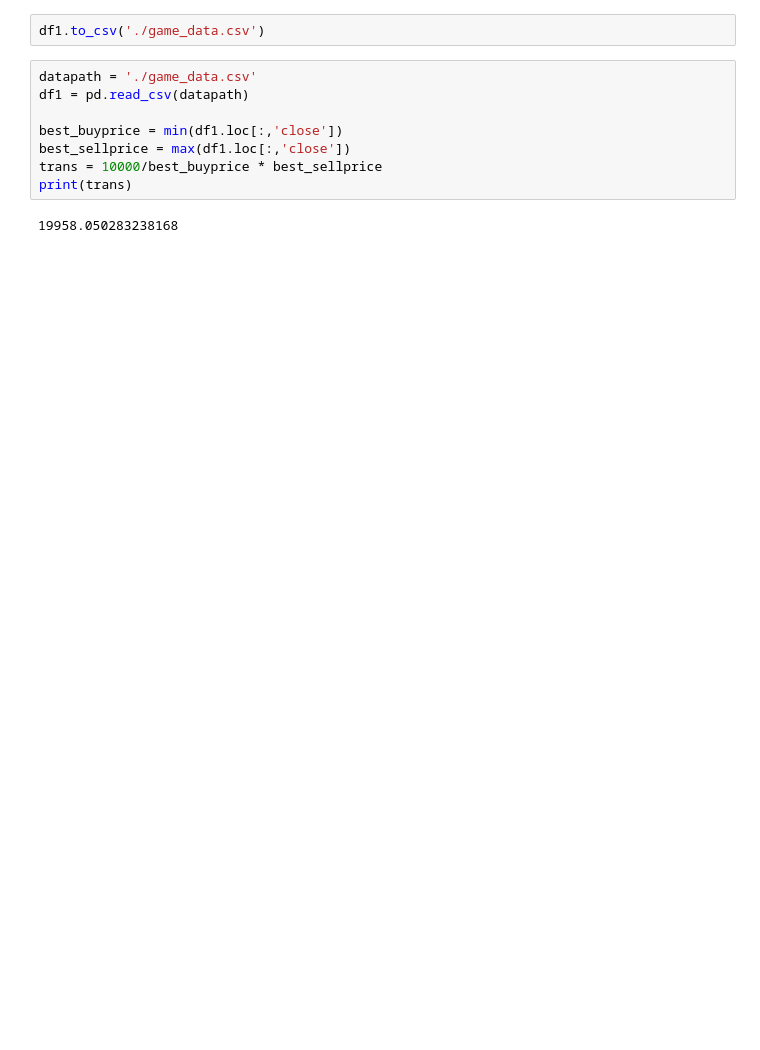
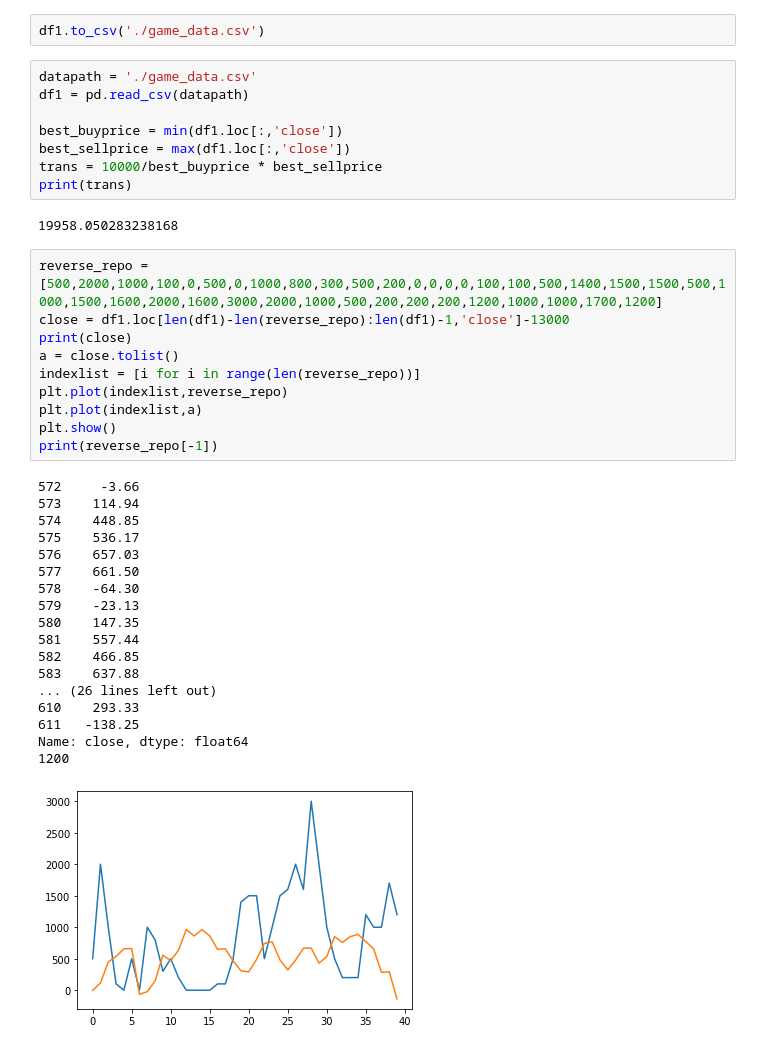
Before and after one commit to JipengSun/quantitative-stock, a Jupyter notebook: stock_analysis.ipynb, the cells around one changed output. Drawn from its saved outputs; the diff is of its cells as text; blank space fills up the shorter version.

```diff
--- a/stock_analysis.ipynb
+++ b/stock_analysis.ipynb
@@ -157,3 +157,32 @@ trans = 10000/best_buyprice * best_sellprice
 print(trans)
 # %% [output]
 19958.050283238168
+# %%
+reverse_repo = [500,2000,1000,100,0,500,0,1000,800,300,500,200,0,0,0,0,100,100,500,1400,1500,1500,500,1000,1500,1600,2000,1600,3000,2000,1000,500,200,200,200,1200,1000,1000,1700,1200]
+close = df1.loc[len(df1)-len(reverse_repo):len(df1)-1,'close']-13000
+print(close)
+a = close.tolist()
+indexlist = [i for i in range(len(reverse_repo))]
+plt.plot(indexlist,reverse_repo)
+plt.plot(indexlist,a)
+plt.show()
+print(reverse_repo[-1])
+# %% [output]
+572     -3.66
+573    114.94
+574    448.85
+575    536.17
+576    657.03
+577    661.50
+578    -64.30
+579    -23.13
+580    147.35
+581    557.44
+582    466.85
+583    637.88
+... (26 lines left out)
+610    293.33
+611   -138.25
+Name: close, dtype: float64
+1200
+[figure, added]
```
Also changed, not shown: parts of 4 cells of this notebook, 5 other files.
